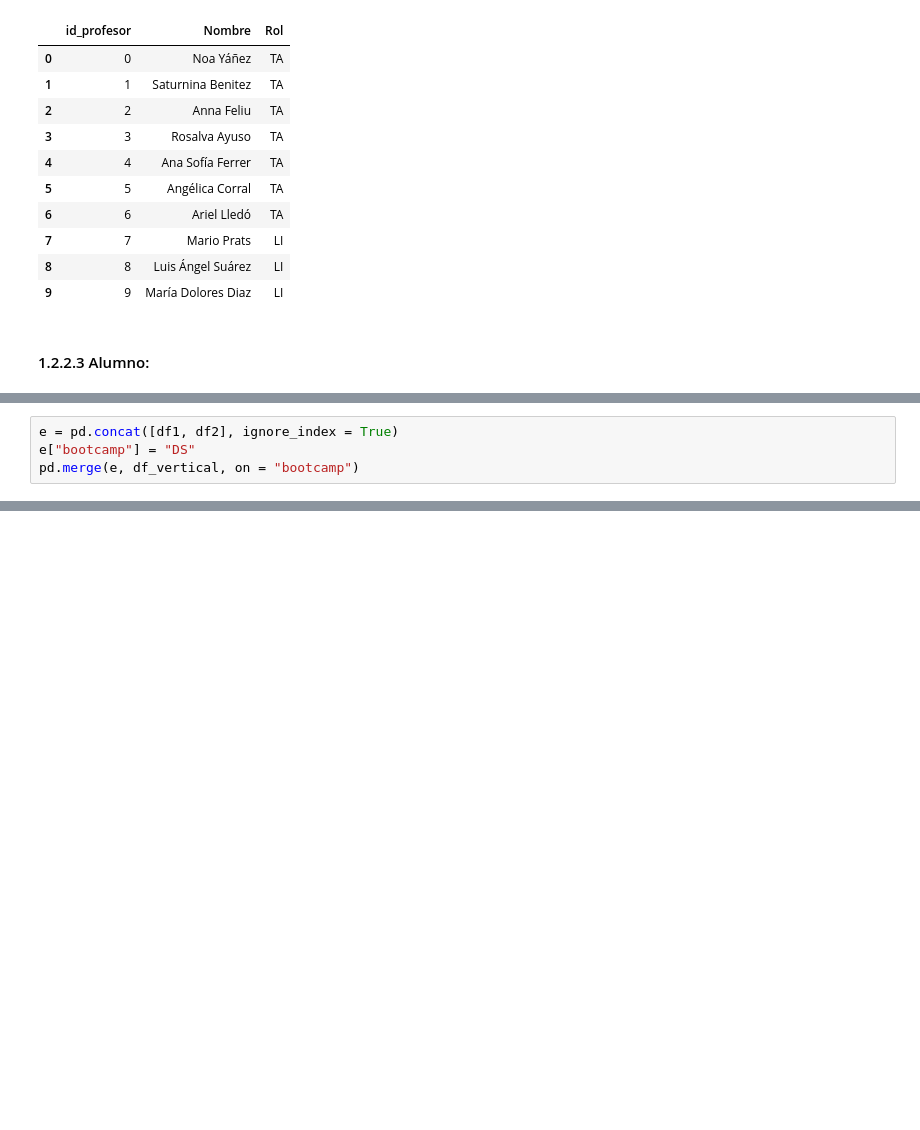
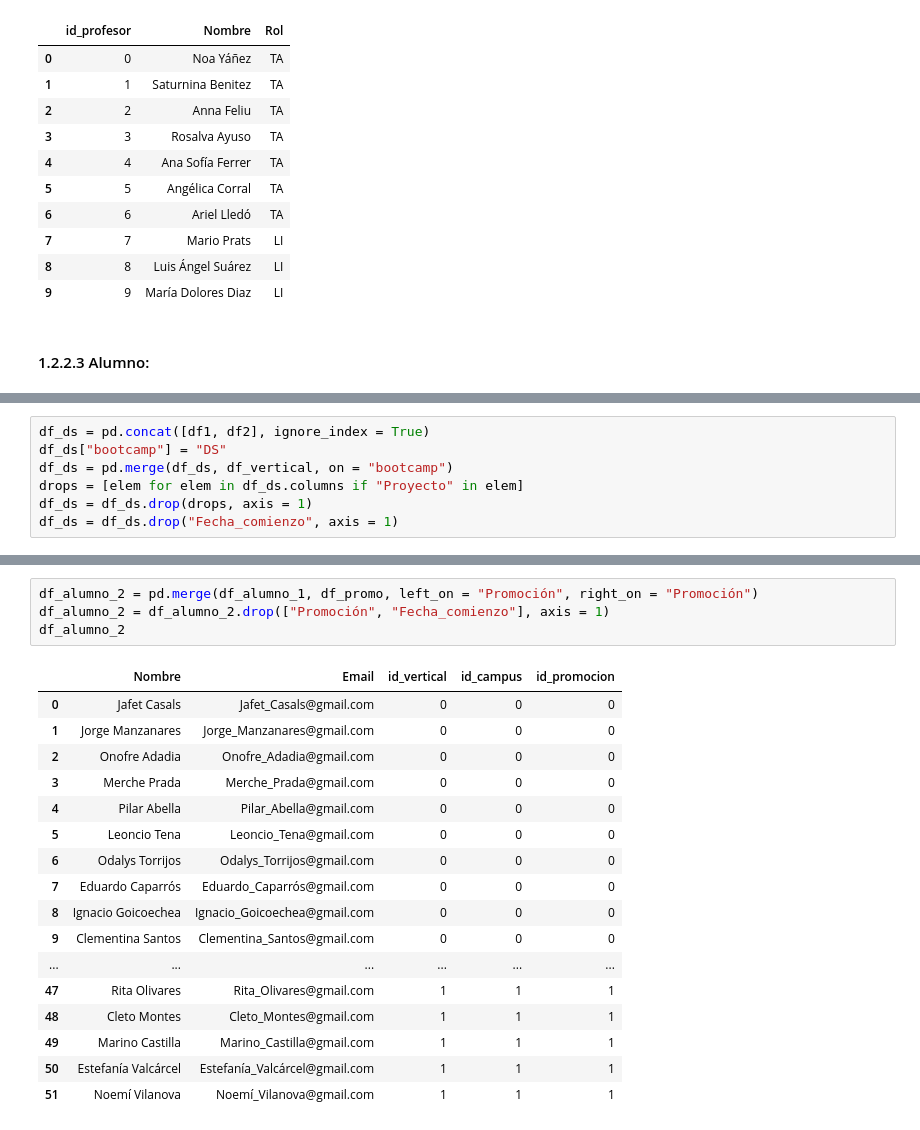
Before and after one commit to xdelrey/BBDD_SQL_Alumnado_Bootcamp, a Jupyter notebook: data_cleansing.ipynb, the cells around one changed output, grey strips where cells are left out. Saved outputs shown, nothing was run; the diff lists cells and outputs as text; blank space fills up the shorter version.

```diff
--- a/data_cleansing.ipynb
+++ b/data_cleansing.ipynb
@@ -299,4 +305,7 @@ df_profesorado
 # %%
-e = pd.concat([df1, df2], ignore_index = True)
-e["bootcamp"] = "DS"
-pd.merge(e, df_vertical, on = "bootcamp")
+df_ds = pd.concat([df1, df2], ignore_index = True)
+df_ds["bootcamp"] = "DS"
+df_ds = pd.merge(df_ds, df_vertical, on = "bootcamp")
+drops = [elem for elem in df_ds.columns if "Proyecto" in elem]
+df_ds = df_ds.drop(drops, axis = 1)
+df_ds = df_ds.drop("Fecha_comienzo", axis = 1)
@@ -333,0 +380,22 @@ memory usage: 164.0+ bytes
+# %%
+df_alumno_2 = pd.merge(df_alumno_1, df_promo, left_on = "Promoción", right_on = "Promoción")
+df_alumno_2 = df_alumno_2.drop(["Promoción", "Fecha_comienzo"], axis = 1)
+df_alumno_2
+# %% [output]
+|  | Nombre | Email | id_vertical | id_campus | id_promocion |
+| 0 | Jafet Casals | Jafet_Casals@gmail.com | 0 | 0 | 0 |
+| 1 | Jorge Manzanares | Jorge_Manzanares@gmail.com | 0 | 0 | 0 |
+| 2 | Onofre Adadia | Onofre_Adadia@gmail.com | 0 | 0 | 0 |
+| 3 | Merche Prada | Merche_Prada@gmail.com | 0 | 0 | 0 |
+| 4 | Pilar Abella | Pilar_Abella@gmail.com | 0 | 0 | 0 |
+| 5 | Leoncio Tena | Leoncio_Tena@gmail.com | 0 | 0 | 0 |
+| 6 | Odalys Torrijos | Odalys_Torrijos@gmail.com | 0 | 0 | 0 |
+| 7 | Eduardo Caparrós | Eduardo_Caparrós@gmail.com | 0 | 0 | 0 |
+| 8 | Ignacio Goicoechea | Ignacio_Goicoechea@gmail.com | 0 | 0 | 0 |
+| 9 | Clementina Santos | Clementina_Santos@gmail.com | 0 | 0 | 0 |
+| ... | ... | ... | ... | ... | ... |
+| 47 | Rita Olivares | Rita_Olivares@gmail.com | 1 | 1 | 1 |
+| 48 | Cleto Montes | Cleto_Montes@gmail.com | 1 | 1 | 1 |
+| 49 | Marino Castilla | Marino_Castilla@gmail.com | 1 | 1 | 1 |
+| 50 | Estefanía Valcárcel | Estefanía_Valcárcel@gmail.com | 1 | 1 | 1 |
+| 51 | Noemí Vilanova | Noemí_Vilanova@gmail.com | 1 | 1 | 1 |
```
Also changed, not shown: parts of 16 cells of this notebook.
